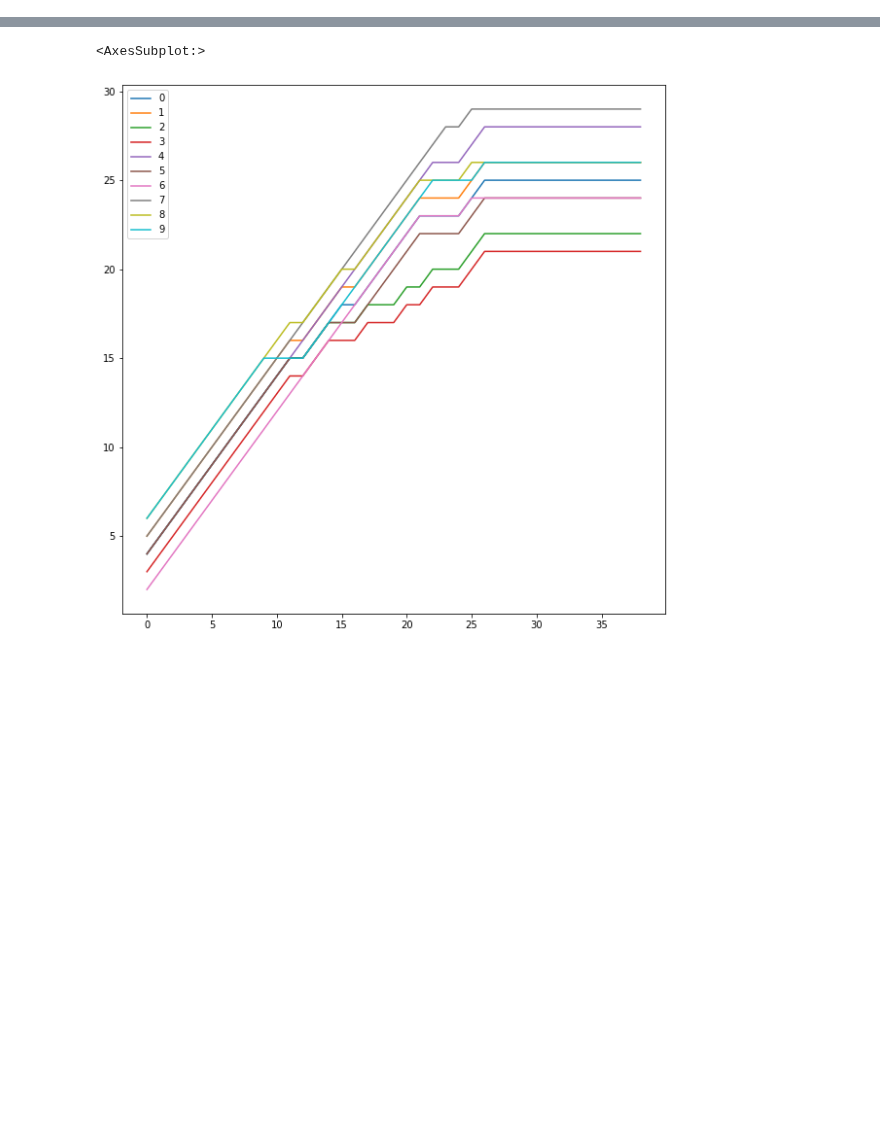
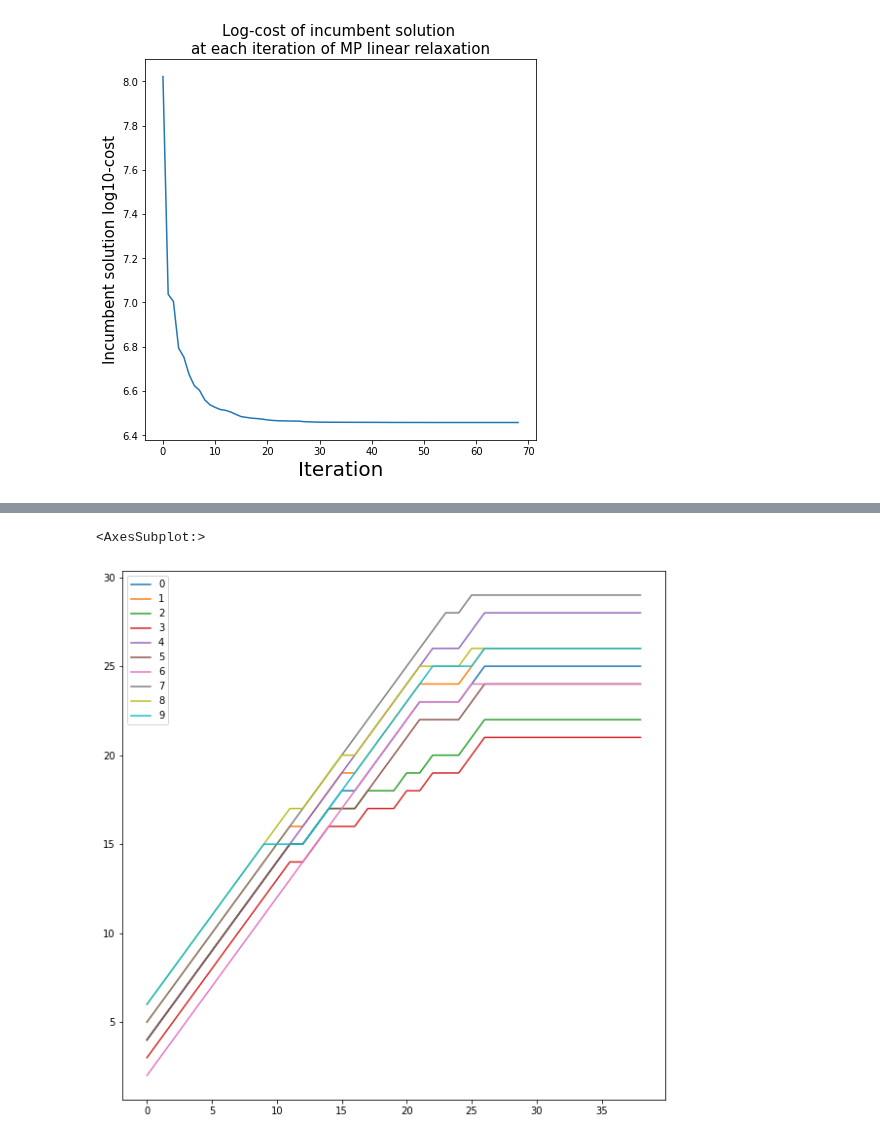
Before and after one commit to leobix/wildfire-suppression, a Jupyter notebook: Plots.ipynb, the cells around one changed output, grey strips where cells are left out. Cells and saved outputs as stored; diff of their text form; code cells hidden in the pictures; blank space fills up the shorter version.

```diff
--- a/Plots.ipynb
+++ b/Plots.ipynb
@@ -7,0 +54,9 @@ plt.rcParams['figure.figsize'] = (10, 10)
+# %%
+progress = np.load("data/output/progress_20220428.npz")
+plt.plot(range(len(progress)), np.log10(progress))
+plt.title("Log-cost of incumbent solution \nat each iteration of MP linear relaxation", size=15)
+plt.xlabel("Iteration", size=20)
+plt.ylabel("Incumbent solution log10-cost", size=15)
+plt.savefig("data/output/incumbent_solution_progress.png")
+# %% [output]
+[figure, added]
```
Also changed, not shown: parts of 11 cells of this notebook, 23 other files.
